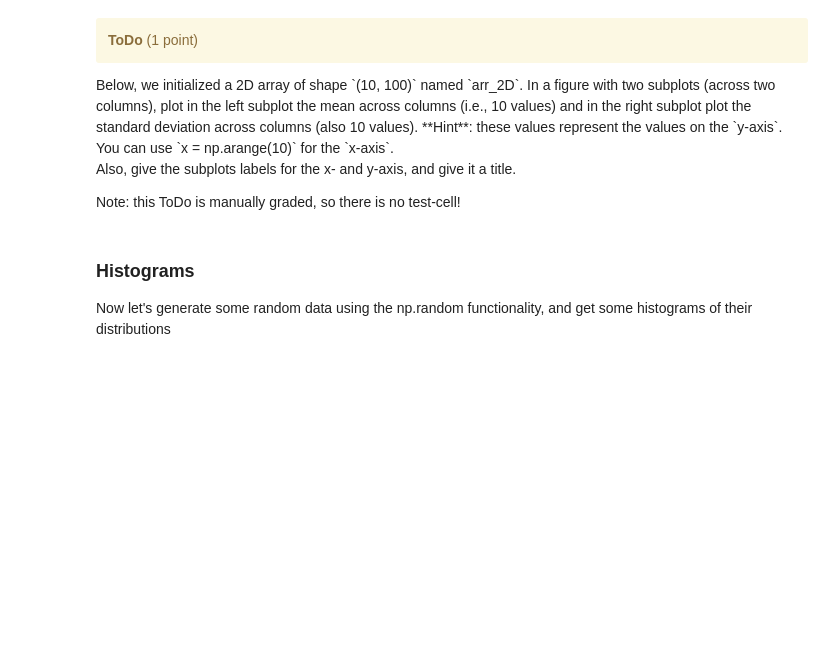
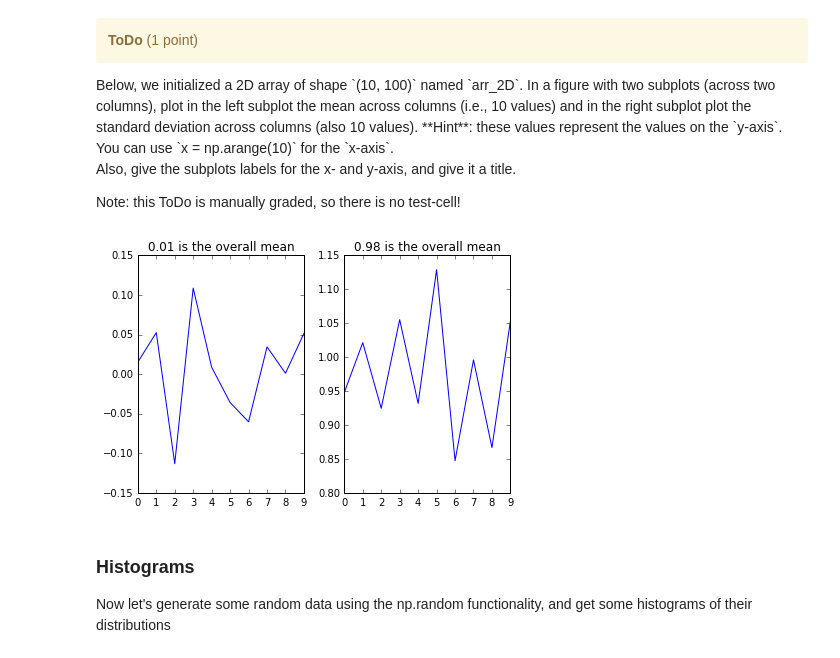
Before and after one commit to MCaviezel/python_workshop-Basel, a Jupyter notebook: python_tutorial.ipynb, the cells around one changed output. Drawn from its saved outputs; the diff is of its cells as text; code cells hidden in the pictures; blank space fills up the shorter version.

```diff
--- a/python_tutorial.ipynb
+++ b/python_tutorial.ipynb
@@ -2775,3 +2891,25 @@ arr_2D = np.random.normal(0, 1, size=(10, 100))
+# %%
+arr_2D = np.random.normal(0, 1, size=(10, 100))
+# Set up a subplot grid that has 1 'row' and 2 'columns',
+# and set the first such subplot as active.
+plt.subplot(1, 2, 1)
+x = np.arange(10)
+plt.plot(x,arr_2D.mean(axis = 1))
+title = '%s is the overall mean' %(arr_2D.mean().round(2))
+plt.title(title)
+#plt.text(('overall mean is' arr_2D.mean())
+
+
+plt.subplot(1,2,2)
+x = np.arange(10)
+plt.plot(x,arr_2D.std(axis = 1))
+title = '%s is the overall mean' %(arr_2D.std().round(2))
+plt.title(title)
+
+plt.tight_layout()
+plt.show()
+# %% [output]
+[figure, added]
 # %% [markdown]
 ### Histograms
 Now let's generate some random data using the np.random functionality, and get some histograms of their distributions
```
Also changed, not shown: parts of 19 cells of this notebook.
